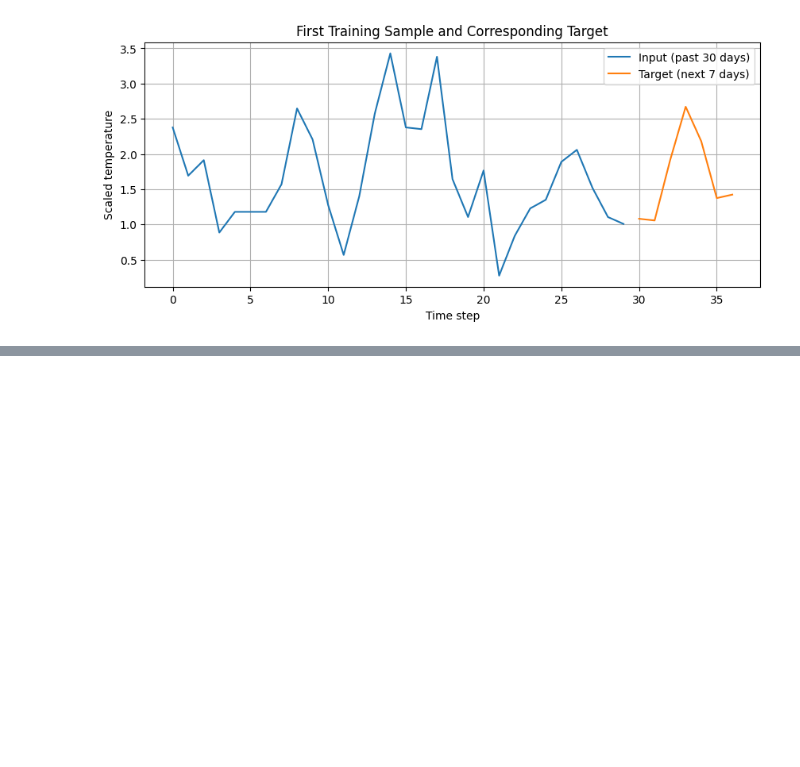
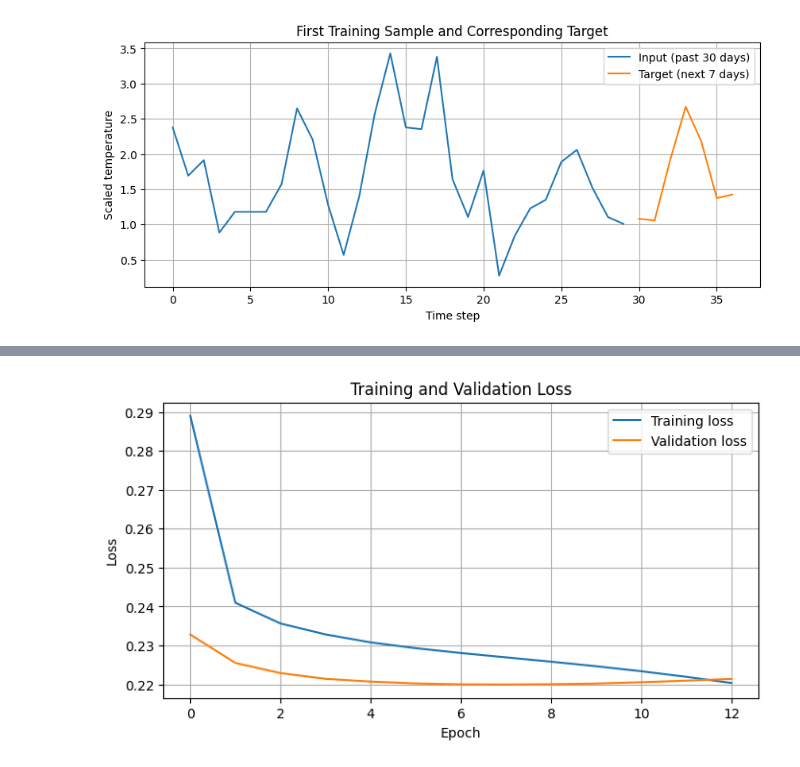
Before and after one commit to giannismantzaris-cmd/DAMA61, a Jupyter notebook: Mantzaris_WA5.ipynb, the cells around one changed output, grey strips where cells are left out. Saved outputs shown, nothing was run; the diff lists cells and outputs as text; code cells hidden in the pictures; blank space fills up the shorter version.

```diff
--- a/Mantzaris_WA5.ipynb
+++ b/Mantzaris_WA5.ipynb
@@ -397,7 +398,8 @@ def to_windows(series, input_length=30, output_length=7):
     for i in range(len(series) - input_length - output_length + 1):
         window = series[i : i + input_length + output_length]
         X.append(window[:input_length])
-        y.append(window[input_length:])
+        y.append(window[input_length:, 0])   # i take the single feature column. I did this after having trouble in next question,
+                                             #I understand i need a 2D output to match the Dense layer output.
 
     return np.array(X), np.array(y)
 # %%
@@ -434,3 +437,34 @@ plt.grid(True)
 plt.show()
 # %% [output]
 [figure]
+# %%
+# Build the Simple RNN model
+model = keras.Sequential([
+    keras.Input(shape=(30, 1)),
+    keras.layers.SimpleRNN(32, return_sequences=True),
+    keras.layers.SimpleRNN(32, return_sequences=True),
+    keras.layers.SimpleRNN(32),
+    keras.layers.Dense(7)
+])
+
+# Compile the model
+model.compile(
+    optimizer="adam",
+    loss=keras.losses.Huber(),
+    metrics=["mae"]
+)
+
+# Early stopping
+early_stopping = keras.callbacks.EarlyStopping(
+    patience=5,
+    restore_best_weights=True
+)
+# %%
+# Train the model
+history = model.fit(
+    X_train, y_train,
+    epochs=100,
+    validation_data=(X_val, y_val),
+    callbacks=[early_stopping],
+    verbose=1
+)
@@ -436,0 +489,13 @@ plt.show()
+# %%
+# Plot training and validation loss
+plt.figure(figsize=(8, 4))
+plt.plot(history.history["loss"], label="Training loss")
+plt.plot(history.history["val_loss"], label="Validation loss")
+plt.xlabel("Epoch")
+plt.ylabel("Loss")
+plt.title("Training and Validation Loss")
+plt.legend()
+plt.grid(True)
+plt.show()
+# %% [output]
+[figure, added]
```
Also changed, not shown: parts of 14 cells of this notebook.
